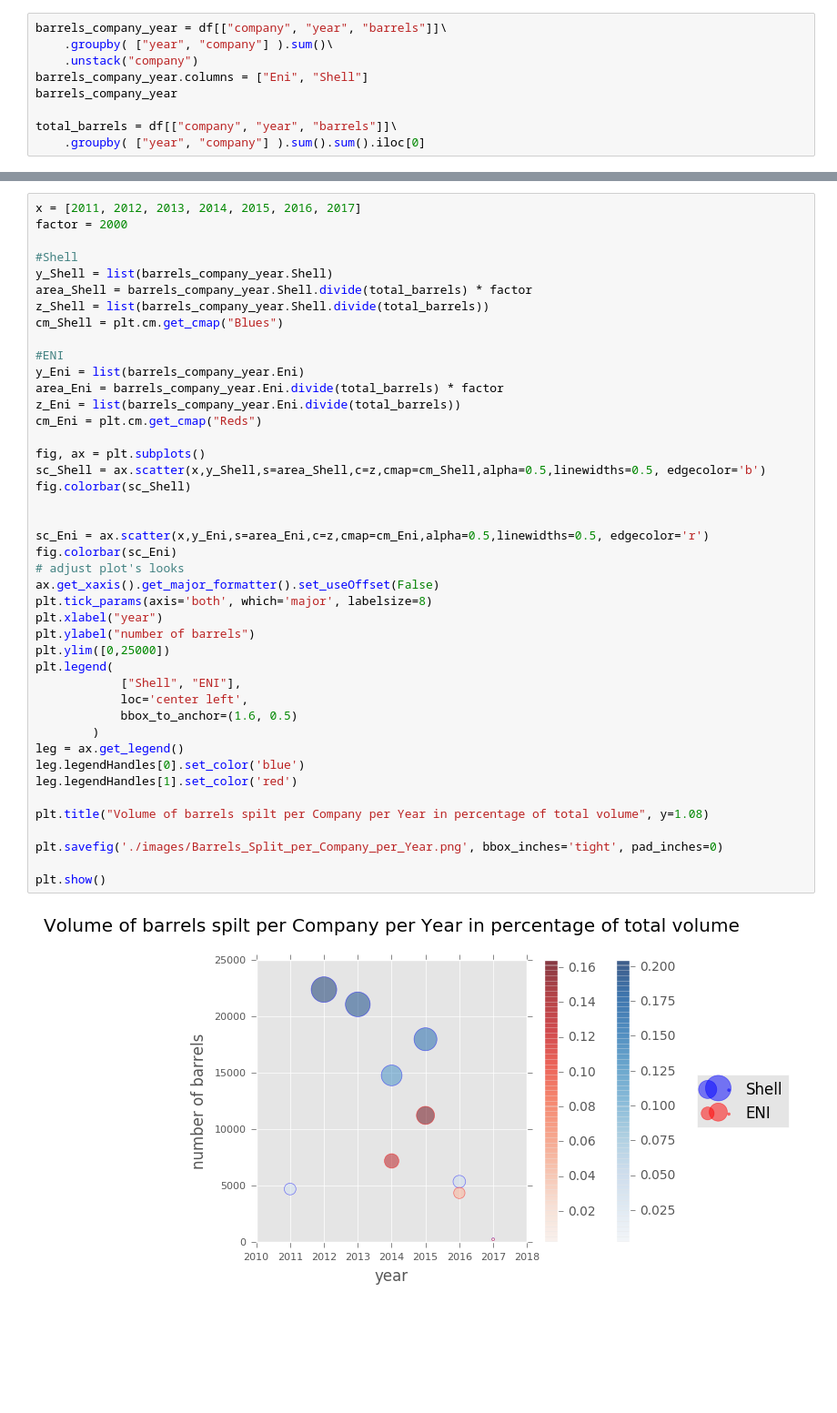
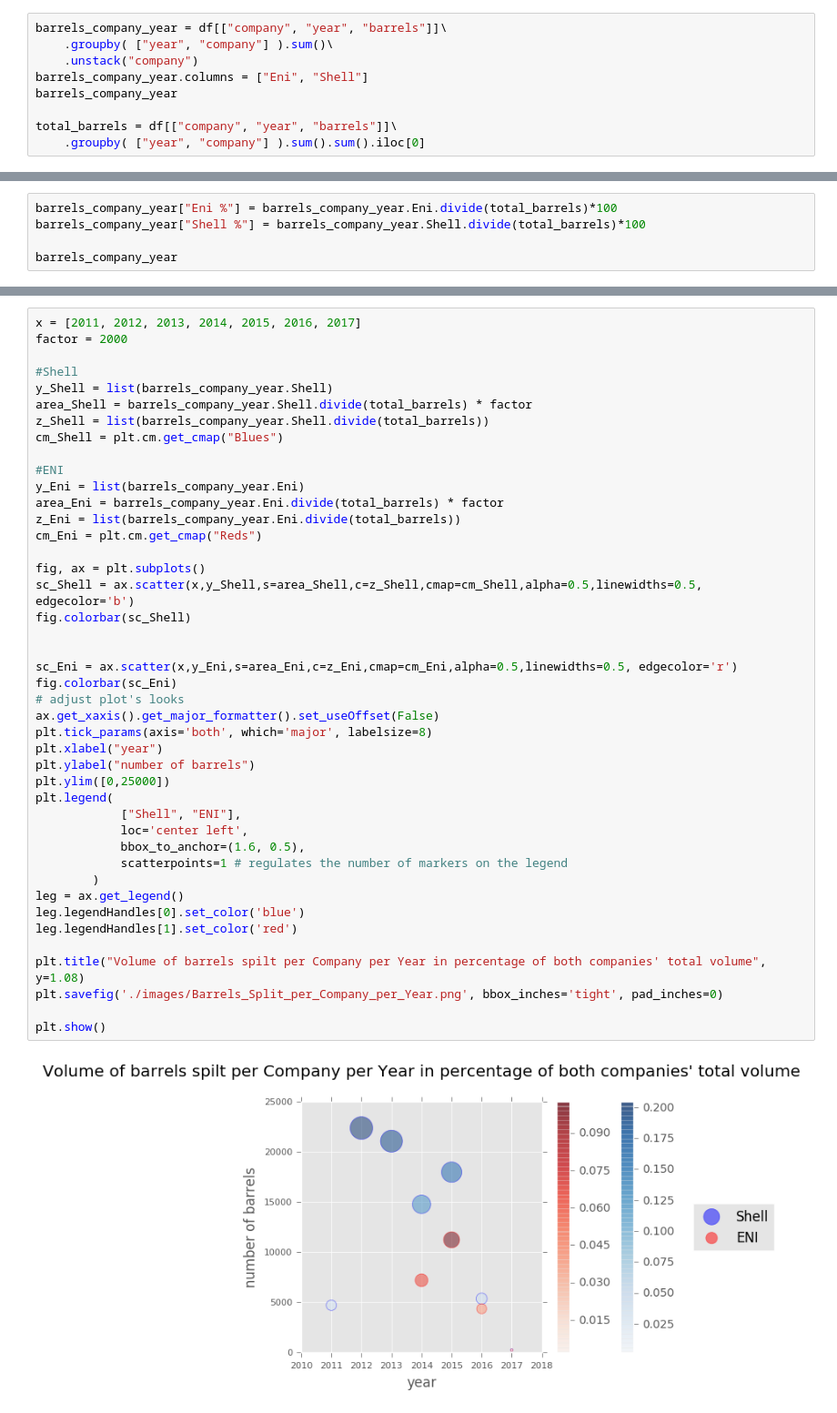
Before and after one commit to estambolieva/oil-spills, a Jupyter notebook: 2. Data Analysis.ipynb, the cells around one changed output, grey strips where cells are left out. Shown: that part at 91% size. Saved outputs shown, nothing was run; the diff lists cells and outputs as text; blank space fills up the shorter version.

Commit message:
volume per cause + averages

```diff
--- a/2. Data Analysis.ipynb
+++ b/2. Data Analysis.ipynb
@@ -128,0 +138,5 @@ barrels_company_year
+# %%
+barrels_company_year["Eni %"] = barrels_company_year.Eni.divide(total_barrels)*100
+barrels_company_year["Shell %"] = barrels_company_year.Shell.divide(total_barrels)*100
+
+barrels_company_year
@@ -138,36 +162,36 @@ cm_Shell = plt.cm.get_cmap("Blues")
 
 #ENI
 y_Eni = list(barrels_company_year.Eni)
 area_Eni = barrels_company_year.Eni.divide(total_barrels) * factor
 z_Eni = list(barrels_company_year.Eni.divide(total_barrels))
 cm_Eni = plt.cm.get_cmap("Reds")
 
 fig, ax = plt.subplots()
-sc_Shell = ax.scatter(x,y_Shell,s=area_Shell,c=z,cmap=cm_Shell,alpha=0.5,linewidths=0.5, edgecolor='b')
+sc_Shell = ax.scatter(x,y_Shell,s=area_Shell,c=z_Shell,cmap=cm_Shell,alpha=0.5,linewidths=0.5, edgecolor='b')
 fig.colorbar(sc_Shell)
 
 
-sc_Eni = ax.scatter(x,y_Eni,s=area_Eni,c=z,cmap=cm_Eni,alpha=0.5,linewidths=0.5, edgecolor='r')
+sc_Eni = ax.scatter(x,y_Eni,s=area_Eni,c=z_Eni,cmap=cm_Eni,alpha=0.5,linewidths=0.5, edgecolor='r')
 fig.colorbar(sc_Eni)
 # adjust plot's looks
 ax.get_xaxis().get_major_formatter().set_useOffset(False)
 plt.tick_params(axis='both', which='major', labelsize=8)
 plt.xlabel("year")
 plt.ylabel("number of barrels")
 plt.ylim([0,25000])
 plt.legend(
             ["Shell", "ENI"],
             loc='center left',
-            bbox_to_anchor=(1.6, 0.5)
+            bbox_to_anchor=(1.6, 0.5),
+            scatterpoints=1 # regulates the number of markers on the legend
         )
 leg = ax.get_legend()
 leg.legendHandles[0].set_color('blue')
 leg.legendHandles[1].set_color('red')
 
-plt.title("Volume of barrels spilt per Company per Year in percentage of total volume", y=1.08)
-
+plt.title("Volume of barrels spilt per Company per Year in percentage of both companies' total volume", y=1.08)
 plt.savefig('./images/Barrels_Split_per_Company_per_Year.png', bbox_inches='tight', pad_inches=0)
 
 plt.show()
 # %% [output]
-[figure, old version]
+[figure, new version]
```
Also changed, not shown: parts of 28 cells of this notebook.
